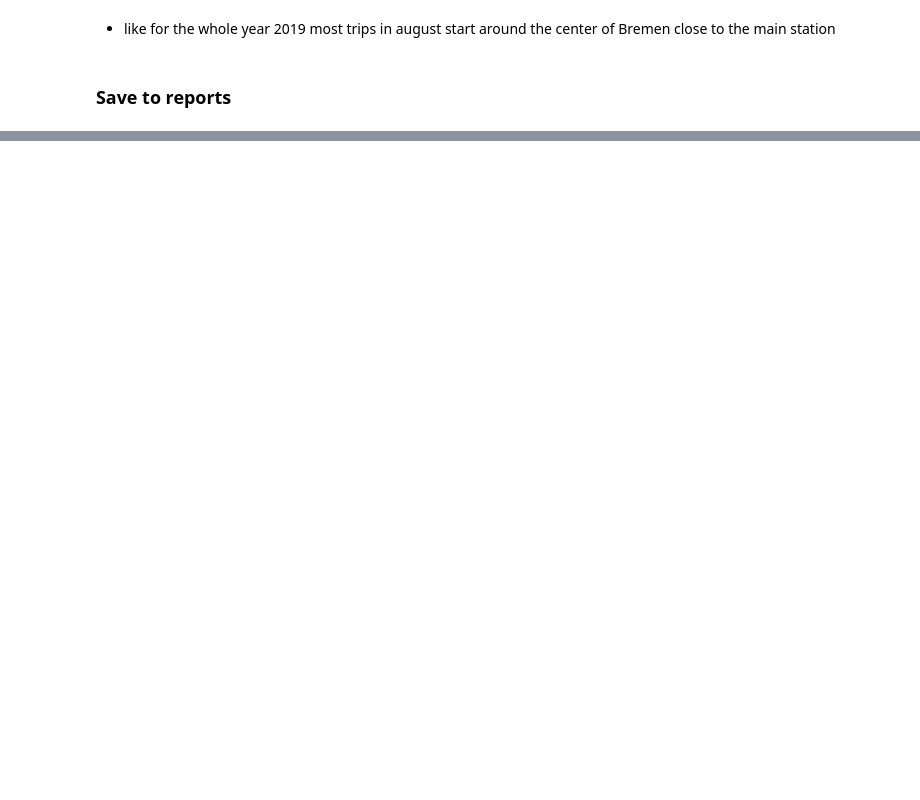
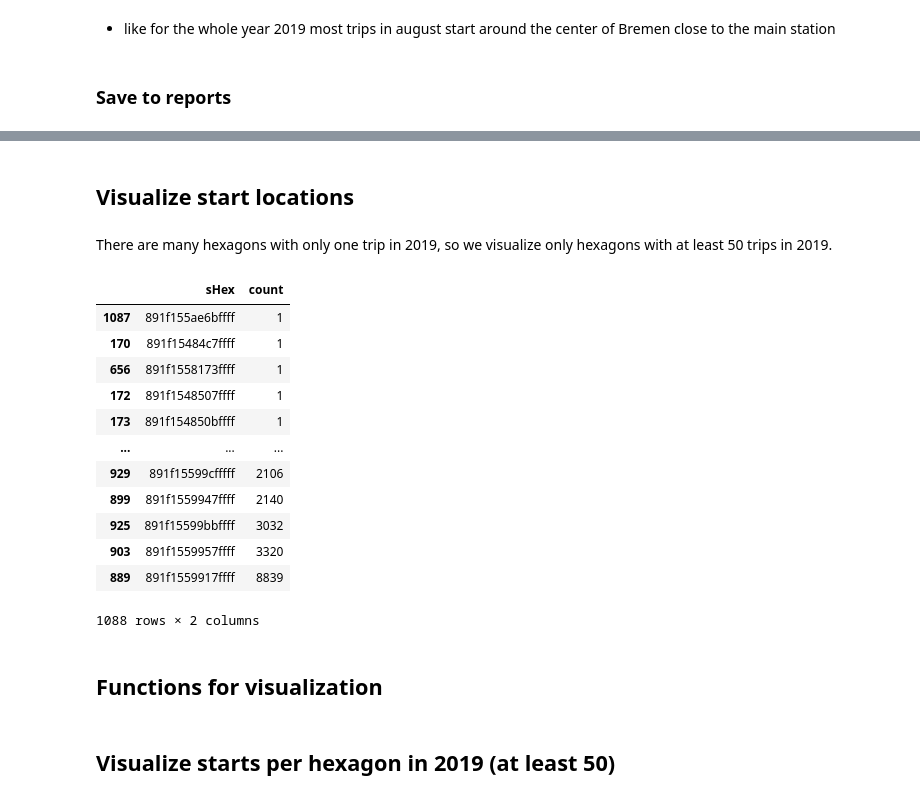
Before and after one commit to janiksudo/PDS_Project, a Jupyter notebook: notebooks/tim-visualize-started-trips-per-PLZ.ipynb, the cells around one changed output, grey strips where cells are left out. Cells and saved outputs as stored; diff of their text form; code cells hidden in the pictures; blank space fills up the shorter version.

Commit message:
#3 Cleaned up the notebook and added hexagon visualization.

```diff
--- a/notebooks/tim-visualize-started-trips-per-PLZ.ipynb
+++ b/notebooks/tim-visualize-started-trips-per-PLZ.ipynb
@@ -205,0 +211,12 @@ visualize_trips_per_plz_2(plz_starts_august,['Postleitzahl: ', 'Number of starts
+# %%
+resolution = 9
+
+sHex = []
+eHex = []
+
+for index, row in trips.iterrows():
+    sHex.append(h3.geo_to_h3(row['start_lat'], row['start_lng'], resolution))
+    eHex.append(h3.geo_to_h3(row['end_lat'], row['end_lng'], resolution))
+# %%
+trips['sHex'] = sHex
+trips['eHex'] = eHex
@@ -205,0 +229,28 @@ visualize_trips_per_plz_2(plz_starts_august,['Postleitzahl: ', 'Number of starts
+# %% [markdown]
+## Visualize start locations
+# %%
+trips['count'] = 1 # Add count column to count number of trips per hexagon
+
+starts = trips.groupby(['sHex']).agg({'count':'sum'}) # Aggregate all starts related to the corresponding hexagon
+
+starts.reset_index(inplace=True)
+# %% [markdown]
+There are many hexagons with only one trip in 2019, so we visualize only hexagons with at least 50 trips in 2019.
+# %%
+starts.sort_values(by='count')
+# %% [output]
+|  | sHex | count |
+| 1087 | 891f155ae6bffff | 1 |
+| 170 | 891f15484c7ffff | 1 |
+| 656 | 891f1558173ffff | 1 |
+| 172 | 891f1548507ffff | 1 |
+| 173 | 891f154850bffff | 1 |
+| ... | ... | ... |
+| 929 | 891f15599cfffff | 2106 |
+| 899 | 891f1559947ffff | 2140 |
+| 925 | 891f15599bbffff | 3032 |
+| 903 | 891f1559957ffff | 3320 |
+| 889 | 891f1559917ffff | 8839 |
+1088 rows × 2 columns
+# %% [markdown]
+## Functions for visualization
@@ -205,0 +296,2 @@ visualize_trips_per_plz_2(plz_starts_august,['Postleitzahl: ', 'Number of starts
+# %% [markdown]
+## Visualize starts per hexagon in 2019 (at least 50)
```
Also changed, not shown: parts of 15 cells of this notebook, 2 other files.
